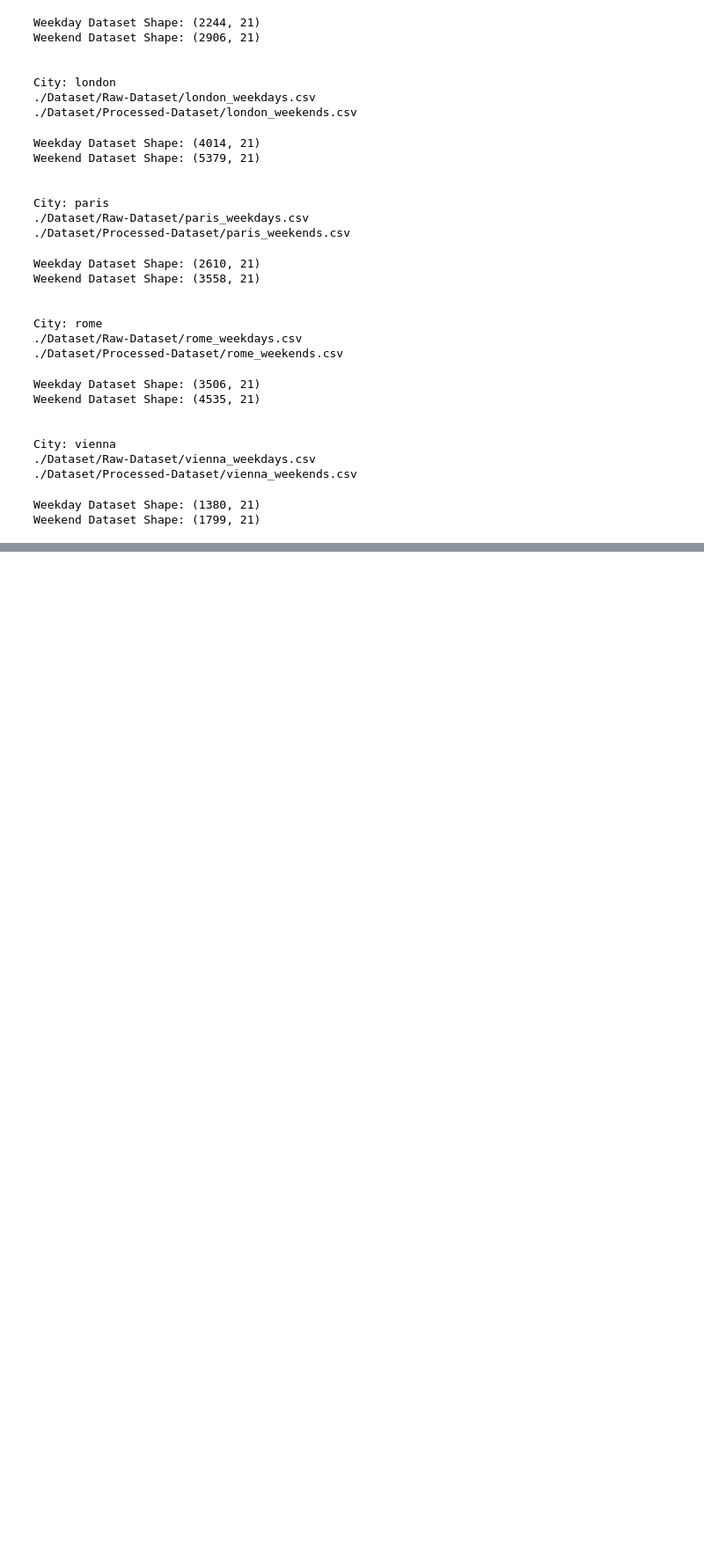
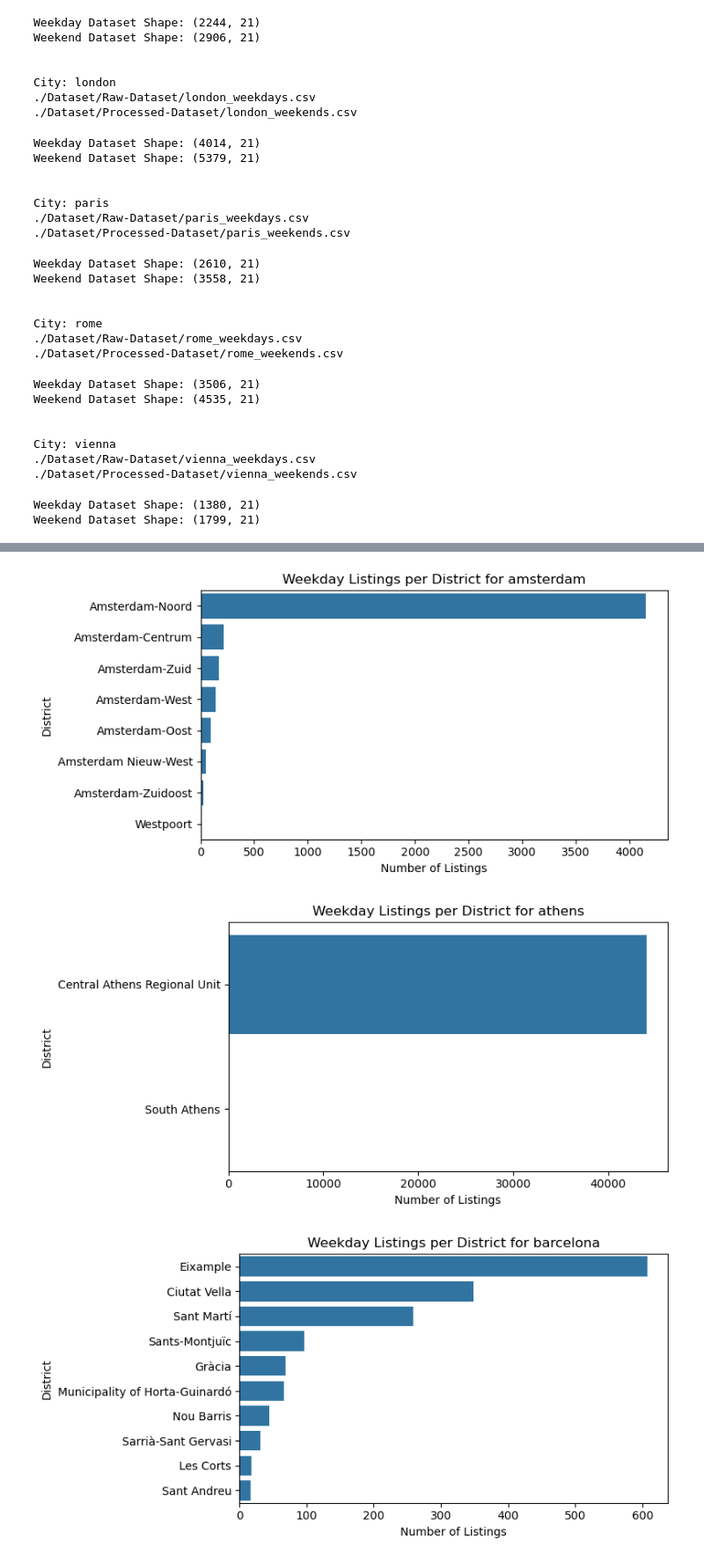
Before and after one commit to com-480-data-visualization/eurobnb-insights, a Jupyter notebook: data-preprocessing.ipynb, the cells around one changed output, grey strips where cells are left out. Shown at 88% size. Saved outputs shown, nothing was run; the diff lists cells and outputs as text; code cells hidden in the pictures; blank space fills up the shorter version.

Commit message:
Analyzed the Dataset to acess the Quality and Made some Graphs for Visualization

```diff
--- a/data-preprocessing.ipynb
+++ b/data-preprocessing.ipynb
@@ -395,0 +361,20 @@ Index(['Unnamed: 0', 'realSum', 'room_type', 'room_shared', 'room_private',
+# %%
+# Visualize the data as a bar chart for each of the Districts the number of listings for weekdays
+for city in city_names:
+    weekday_city_dataset = pd.read_csv(processed_dataset_path + city + "_weekdays.csv")
+
+    # Get the number of listings per district
+    weekday_district_counts = weekday_city_dataset['district'].value_counts()
+
+    # Plot the bar chart
+    plt.figure(figsize=(8, 4))
+    sns.barplot(x=weekday_district_counts.values, y=weekday_district_counts.index)
+    plt.title(f"Weekday Listings per District for {city}")
+    plt.xlabel("Number of Listings")
+    plt.ylabel("District")
+    plt.tight_layout()
+    plt.show()
+# %% [output]
+[figure, added]
+[figure, added]
+[figure, added]
```
Also changed, not shown: parts of 5 cells of this notebook, 20 other files.
